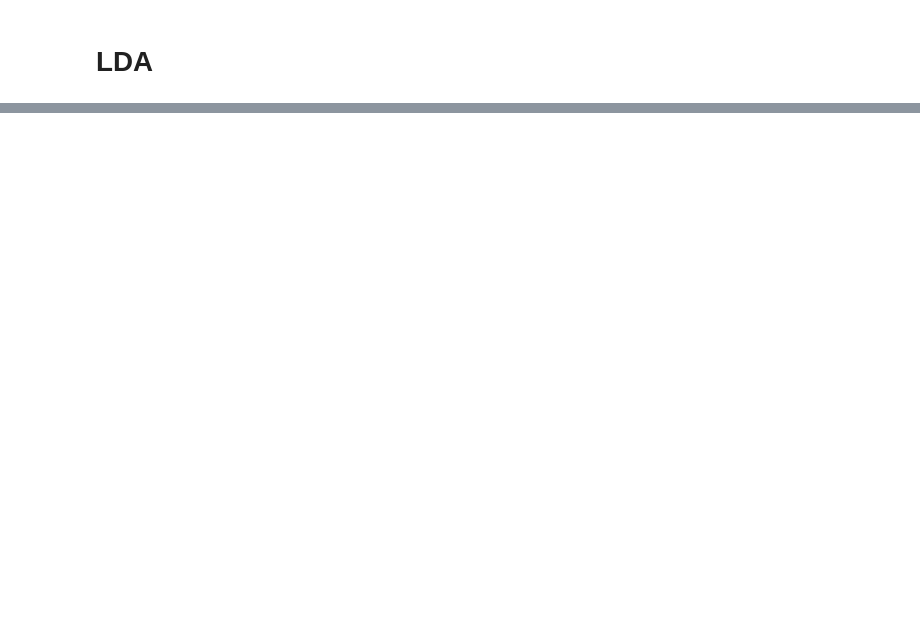
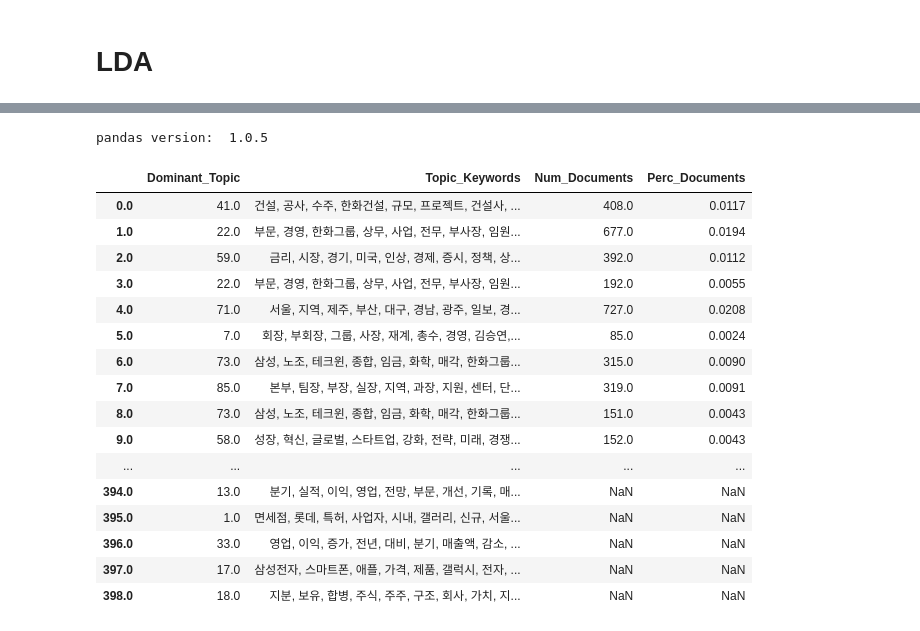
Before and after one commit to kbs333/KBS_TEFN, a Jupyter notebook: LDA.ipynb, the cells around one changed output, grey strips where cells are left out. Drawn from its saved outputs; the diff is of its cells as text; code cells hidden in the pictures; blank space fills up the shorter version.

```diff
--- a/LDA.ipynb
+++ b/LDA.ipynb
@@ -269,0 +291,5 @@ ldamallet.print_topics(100)
+# %%
+for i in range(100):
+    print(i, end=' ')
+    text_topic_count, Date_count_grpd = Text_Topic_Count(malletldamodel=ldamallet, topic_num = i, date = df['date'], texts=texts, documents=documents)
+    print()
@@ -269,0 +543,43 @@ ldamallet.print_topics(100)
+# %%
+# Number of Documents for Each Topic
+topic_counts = df_topic_sents_keywords['Dominant_Topic'].value_counts()
+
+# Percentage of Documents for Each Topic
+topic_contribution = round(topic_counts/topic_counts.sum(), 4)
+
+# Topic Number and Keywords
+topic_num_keywords = df_topic_sents_keywords[['Dominant_Topic', 'Topic_Keywords']]
+
+# Concatenate Column wise
+df_dominant_topics = pd.concat([topic_num_keywords, topic_counts, topic_contribution], axis=1)
+
+# Change Column names
+df_dominant_topics.columns = ['Dominant_Topic', 'Topic_Keywords', 'Num_Documents', 'Perc_Documents']
+# %%
+import pandas as pd
+print("pandas version: ", pd.__version__)
+pd.set_option('display.max_row', 500)
+pd.set_option('display.max_columns', 100)
+# %% [output]
+pandas version:  1.0.5
+# %%
+# Show
+df_dominant_topics.head(500)
+# %% [output]
+|  | Dominant_Topic | Topic_Keywords | Num_Documents | Perc_Documents |
+| 0.0 | 41.0 | 건설, 공사, 수주, 한화건설, 규모, 프로젝트, 건설사, ... | 408.0 | 0.0117 |
+| 1.0 | 22.0 | 부문, 경영, 한화그룹, 상무, 사업, 전무, 부사장, 임원... | 677.0 | 0.0194 |
+| 2.0 | 59.0 | 금리, 시장, 경기, 미국, 인상, 경제, 증시, 정책, 상... | 392.0 | 0.0112 |
+| 3.0 | 22.0 | 부문, 경영, 한화그룹, 상무, 사업, 전무, 부사장, 임원... | 192.0 | 0.0055 |
+| 4.0 | 71.0 | 서울, 지역, 제주, 부산, 대구, 경남, 광주, 일보, 경... | 727.0 | 0.0208 |
+| 5.0 | 7.0 | 회장, 부회장, 그룹, 사장, 재계, 총수, 경영, 김승연,... | 85.0 | 0.0024 |
+| 6.0 | 73.0 | 삼성, 노조, 테크윈, 종합, 임금, 화학, 매각, 한화그룹... | 315.0 | 0.0090 |
+| 7.0 | 85.0 | 본부, 팀장, 부장, 실장, 지역, 과장, 지원, 센터, 단... | 319.0 | 0.0091 |
+| 8.0 | 73.0 | 삼성, 노조, 테크윈, 종합, 임금, 화학, 매각, 한화그룹... | 151.0 | 0.0043 |
+| 9.0 | 58.0 | 성장, 혁신, 글로벌, 스타트업, 강화, 전략, 미래, 경쟁... | 152.0 | 0.0043 |
+| ... | ... | ... | ... | ... |
+| 394.0 | 13.0 | 분기, 실적, 이익, 영업, 전망, 부문, 개선, 기록, 매... | NaN | NaN |
+| 395.0 | 1.0 | 면세점, 롯데, 특허, 사업자, 시내, 갤러리, 신규, 서울... | NaN | NaN |
+| 396.0 | 33.0 | 영업, 이익, 증가, 전년, 대비, 분기, 매출액, 감소, ... | NaN | NaN |
+| 397.0 | 17.0 | 삼성전자, 스마트폰, 애플, 가격, 제품, 갤럭시, 전자, ... | NaN | NaN |
+| 398.0 | 18.0 | 지분, 보유, 합병, 주식, 주주, 구조, 회사, 가치, 지... | NaN | NaN |
```
Also changed, not shown: parts of 45 cells of this notebook.
